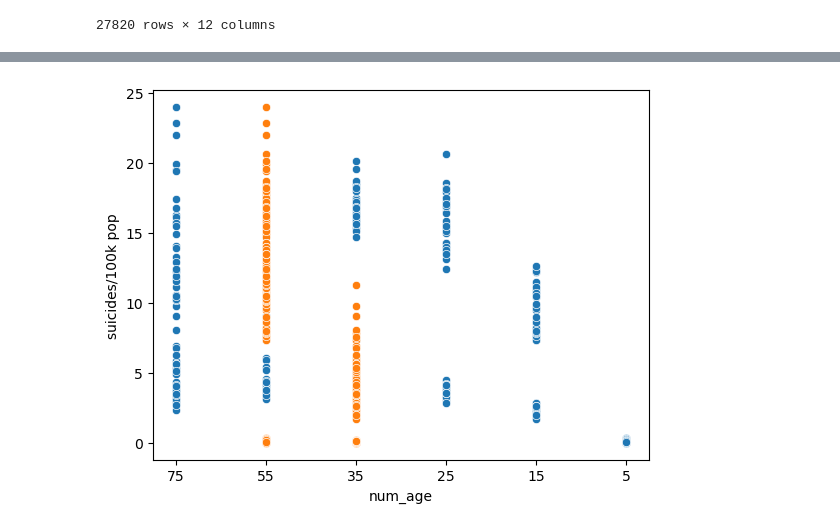
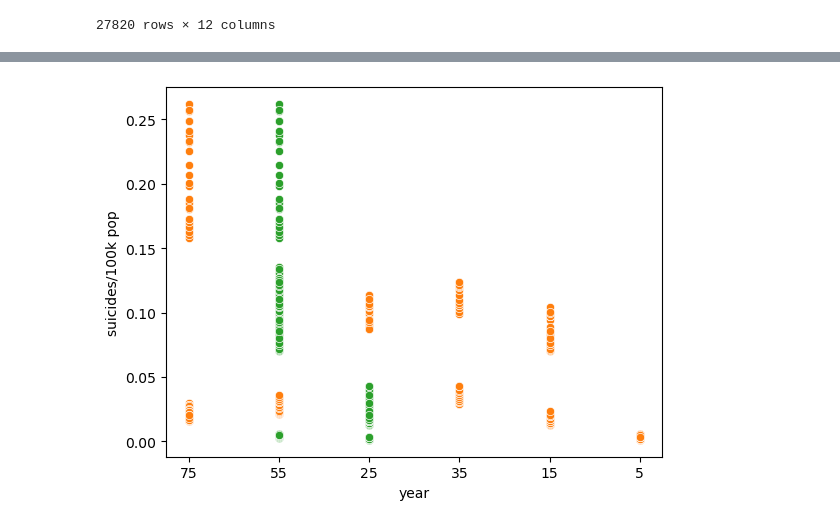
Before and after one commit to CSharpTeoMan911/Suicide-Rate-Prediction-ML-Model, a Jupyter notebook: Mental_Health_Prediction.ipynb, the cells around one changed output, grey strips where cells are left out. Drawn from its saved outputs; the diff is of its cells as text; code cells hidden in the pictures.

```diff
--- a/Mental_Health_Prediction.ipynb
+++ b/Mental_Health_Prediction.ipynb
@@ -50,10 +51,22 @@ age_data.drop_duplicates(inplace=True)
 
 # CREATE NUMERICAL CLASSFICATIONS
 age_classification = {}
+
+# CONVERT THE DATAFRAME CONTAINING THE AGE DATA INTO AN ARRAY
 age_ranges_arr = np.asarray(age_data)
+
+# ITERATE OVER THE ARRAY CONTAINING THE AGE DATA
 for i in range(len(age_ranges_arr)):
+
+    # CONVERT THE AGE RANGE VALUE INTO A NUMERICAL VALUE BY CHANGING
+    # ITS VALUE INTO THE FIRST 2 CHARACTERS WITHIN THE RANGE
+    # ( e.g. 15-24 years --> 15 )
     age_classification[age_ranges_arr[i][0]] = age_ranges_arr[i][0][0:2]
+
+    # REMOVE POSSIBLE DASHES FROM THE AGE RANGES CONVERTED TO NUMERICAL VALUES
+    # ( e.g. 5-14 --> 5- --> 5 )
     age_classification[age_ranges_arr[i][0]] = age_classification[age_ranges_arr[i][0]].replace("-", '')
+
 
 
 
@@ -65,8 +78,14 @@ sex_data.drop_duplicates(inplace=True)
 
 # CREATE NUMERICAL CLASSFICATIONS
 sex_classification = {}
+
+# CONVERT THE DATAFRAME CONTAINING THE SEX DATA INTO AN ARRAY
 sex_arr = np.asarray(sex_data)
+
+# CONVERT THE MALE SEX CLASSIFICATION AS THE NUMERICAL VALUE OF 1
 sex_classification["male"] = 1
+
+# CONVERT THE FEMALE SEX CLASSIFICATION AS THE NUMERICAL VALUE OF 2
 sex_classification["female"] = 2
 
 # ADD THE CLASSIFICATIONS RELATED TO SEX AND AGE TO THE DATASET IN ITS OWN RESPECTIV ROW
@@ -74,11 +93,22 @@ for i in range(len(data)):
    data.at[i, "num_age"] = age_classification[data.loc[i]["age"]]
    data.at[i, "num_sex"] = sex_classification[data.loc[i]["sex"]]
 
+
+
+
 # REMOVE THE REDUNTANT COLUMNS
 for c in data.columns:
-    if (c != "country") & (c != "suicides/100k pop") & (c != "num_age") & (c != "num_sex"):
-        print(c)
+    if (c != "country") & (c != "suicides/100k pop") & (c != "num_age") & (c != "num_sex") & (c != "year"):
         data.drop(str(c), axis=1, inplace=True)
+
+
+# NORMALISE THE DATA
+data_copy = data.drop(columns=["num_sex", "num_age", "country", "year"], axis=1)
+x = data_copy.values
+min_max_scaler = preprocessing.MinMaxScaler()
+x_scaled = min_max_scaler.fit_transform(x)
+data_copy = pd.DataFrame(x_scaled)
+data["suicides/100k pop"] = data_copy[0]
 
 # DROP ROWS WITH N/A VALUES
 data.dropna()
@@ -111,15 +131,15 @@ generation
 # %%
 ######################
 # DATA VISUALISATION #
 ######################
 
-alb = data[(data["country"] == "United Kingdom")]
-alb_columns = alb.columns[2::]
+alb = data[(data["country"] == "Romania")]
+alb_columns = ["year", "num_age", "num_sex"]
 
 for col in alb_columns:
      sb.scatterplot(data=alb, x=col, y= "suicides/100k pop")
 # %% [output]
-[figure, old version]
+[figure, new version]
 # %%
 regr = linear_model.LinearRegression()
 
```
Also changed, not shown: parts of 4 cells of this notebook, 3 other files.
